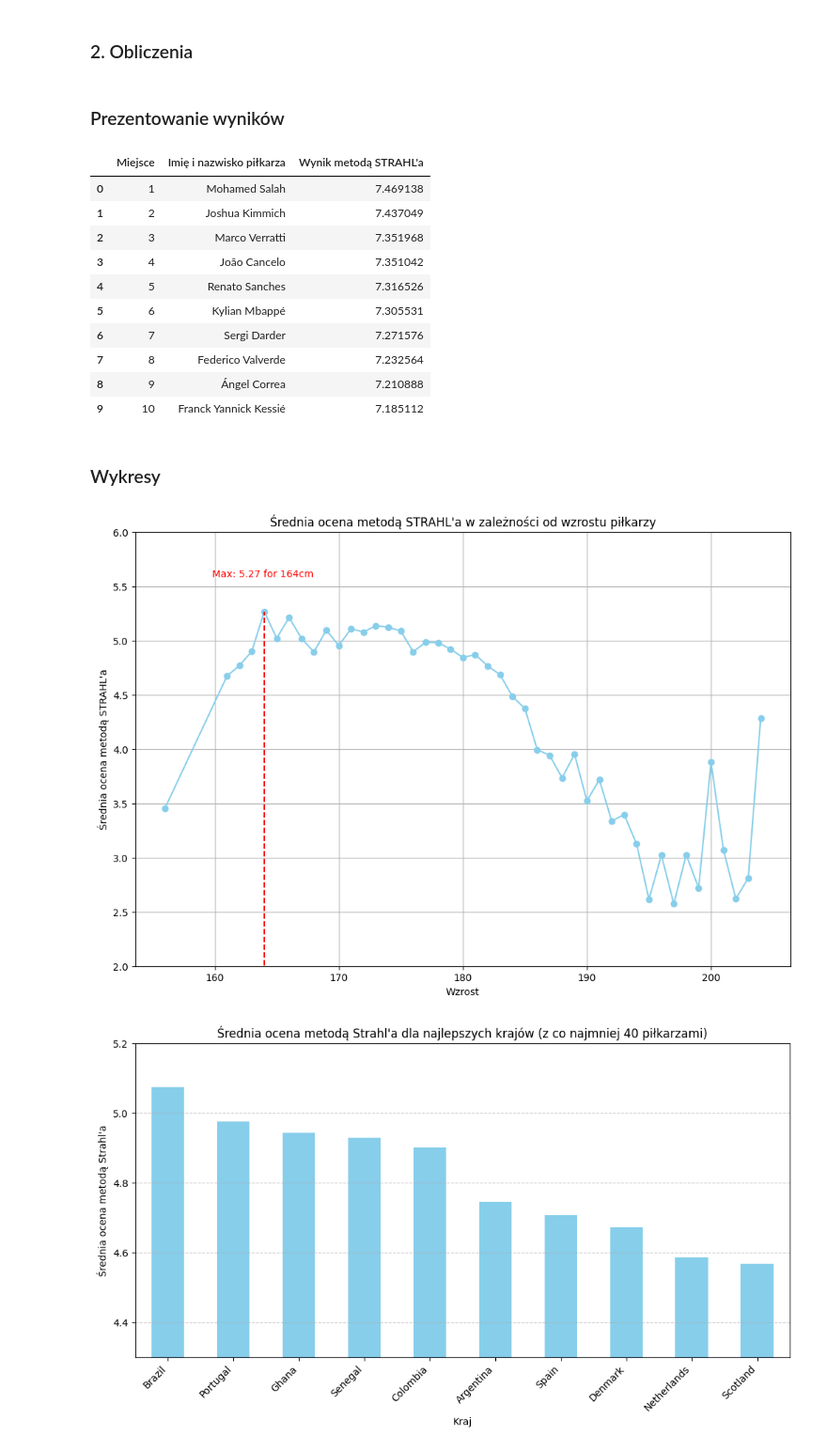
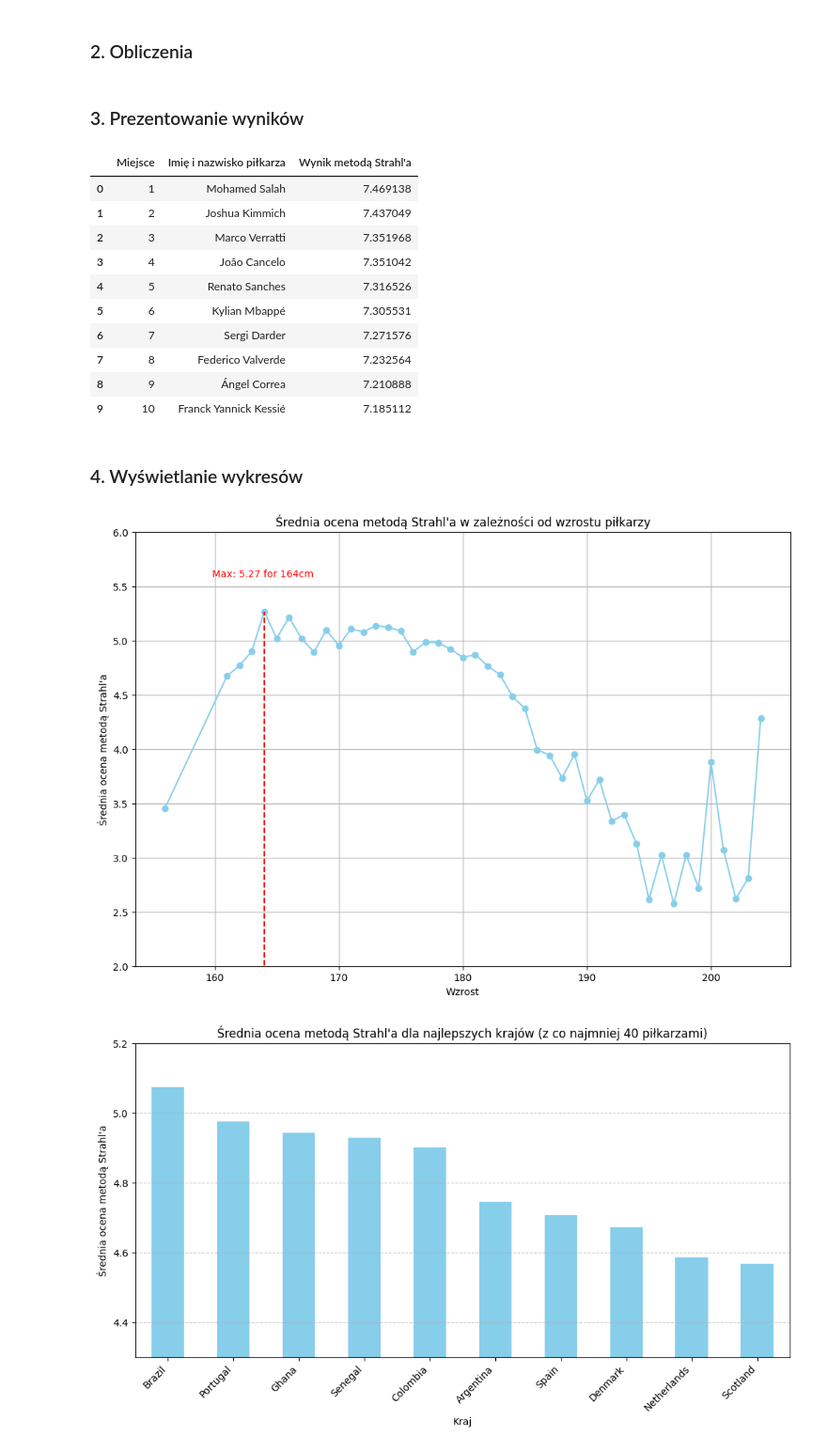
Before and after one commit to izabelakolodziejska/Fifa_players_analysis, a Jupyter notebook: fifa_analysys.ipynb, the cells around one changed output. Shown at 94% size. Saved outputs shown, nothing was run; the diff lists cells and outputs as text; code cells hidden in the pictures.

```diff
--- a/fifa_analysys.ipynb
+++ b/fifa_analysys.ipynb
@@ -375,4 +374,0 @@ Dodanie kolumny z wynikiem TOPSIS do danych i sortowanie
-# %%
-data['TOPSIS Score'] = topsis_score
-sorted_data = data.sort_values(by='TOPSIS Score', ascending=False)
-print(sorted_data)
@@ -765,16 +743,16 @@ for i in range(len(data_with_numbers)):
     STRAHL.append(strahl)
 data['STRAHL Score'] = STRAHL
 # %% [markdown]
-### Prezentowanie wyników
+### 3. Prezentowanie wyników
 # %%
 sorted_data = data.sort_values(by='STRAHL Score', ascending=False)
 selected_columns = sorted_data[['player', 'STRAHL Score']].head(10)
-selected_columns = selected_columns.rename(columns={'player': 'Imię i nazwisko piłkarza', 'STRAHL Score': 'Wynik metodą STRAHL\'a'})
+selected_columns = selected_columns.rename(columns={'player': 'Imię i nazwisko piłkarza', 'STRAHL Score': 'Wynik metodą Strahl\'a'})
 selected_columns.reset_index(drop=True, inplace=True)
 selected_columns.insert(0, 'Miejsce', selected_columns.index + 1)
 selected_columns
 # %% [output]
-|  | Miejsce | Imię i nazwisko piłkarza | Wynik metodą STRAHL'a |
+|  | Miejsce | Imię i nazwisko piłkarza | Wynik metodą Strahl'a |
 | 0 | 1 | Mohamed Salah | 7.469138 |
 | 1 | 2 | Joshua Kimmich | 7.437049 |
 | 2 | 3 | Marco Verratti | 7.351968 |
@@ -786,22 +764,22 @@ selected_columns
 | 8 | 9 | Ángel Correa | 7.210888 |
 | 9 | 10 | Franck Yannick Kessié | 7.185112 |
 # %% [markdown]
-### Wykresy
+### 4. Wyświetlanie wykresów
 # %%
 average_scores_by_height = sorted_data.groupby('height')['STRAHL Score'].mean()
 plt.figure(figsize=(12, 8))
 plt.plot(average_scores_by_height.index, average_scores_by_height.values, marker='o', linestyle='-', color='skyblue')
 max_score = average_scores_by_height.max()
 max_height = average_scores_by_height.idxmax()
 plt.vlines(x=max_height, ymin=-12, ymax=max_score, color='r', linestyle='--', label=f'Max: {max_score:.2f}')
 plt.text(max_height+4, max_score+0.3, f'Max: {max_score:.2f} for {max_height:.0f}cm', va='bottom', ha='right', color='r')
 plt.xlabel('Wzrost')
-plt.ylabel('Średnia ocena metodą STRAHL\'a')
-plt.title('Średnia ocena metodą STRAHL\'a w zależności od wzrostu piłkarzy')
+plt.ylabel('Średnia ocena metodą Strahl\'a')
+plt.title('Średnia ocena metodą Strahl\'a w zależności od wzrostu piłkarzy')
 plt.ylim(2, 6)
 plt.grid(True)
 plt.show()
 # %% [output]
-[figure, old version]
+[figure, new version]
 # %%
 players_count_by_country = sorted_data['country'].value_counts()
```
Also changed, not shown: parts of 14 cells of this notebook.
